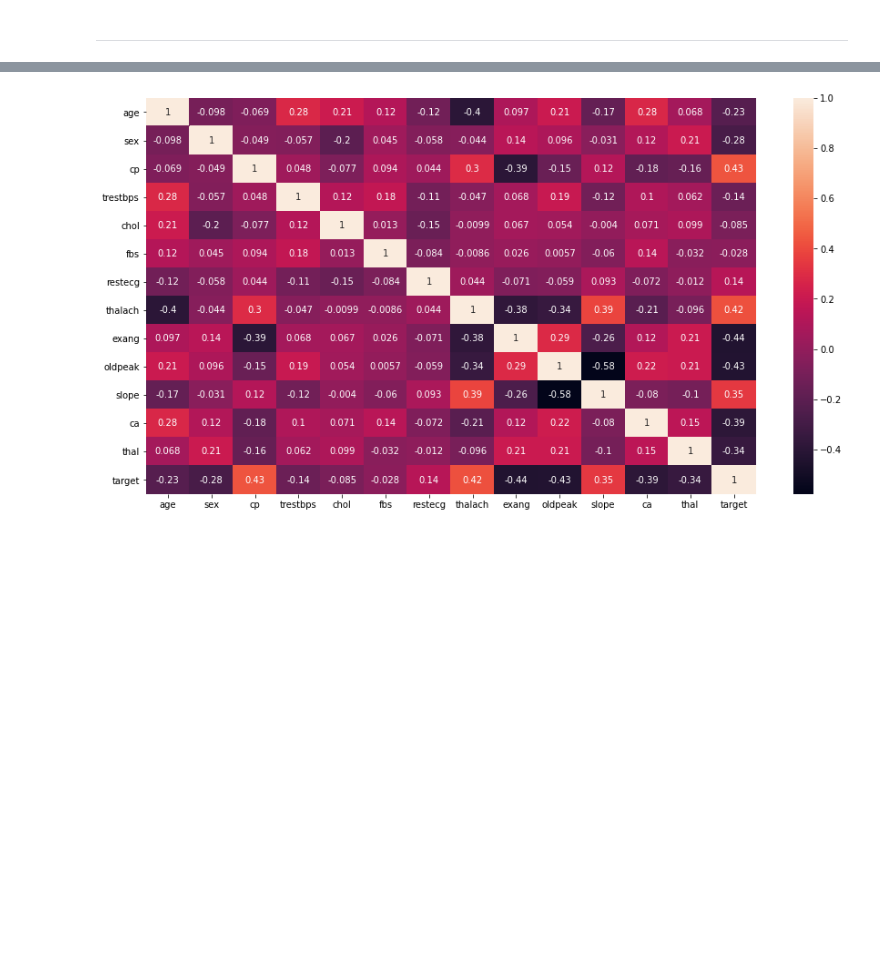
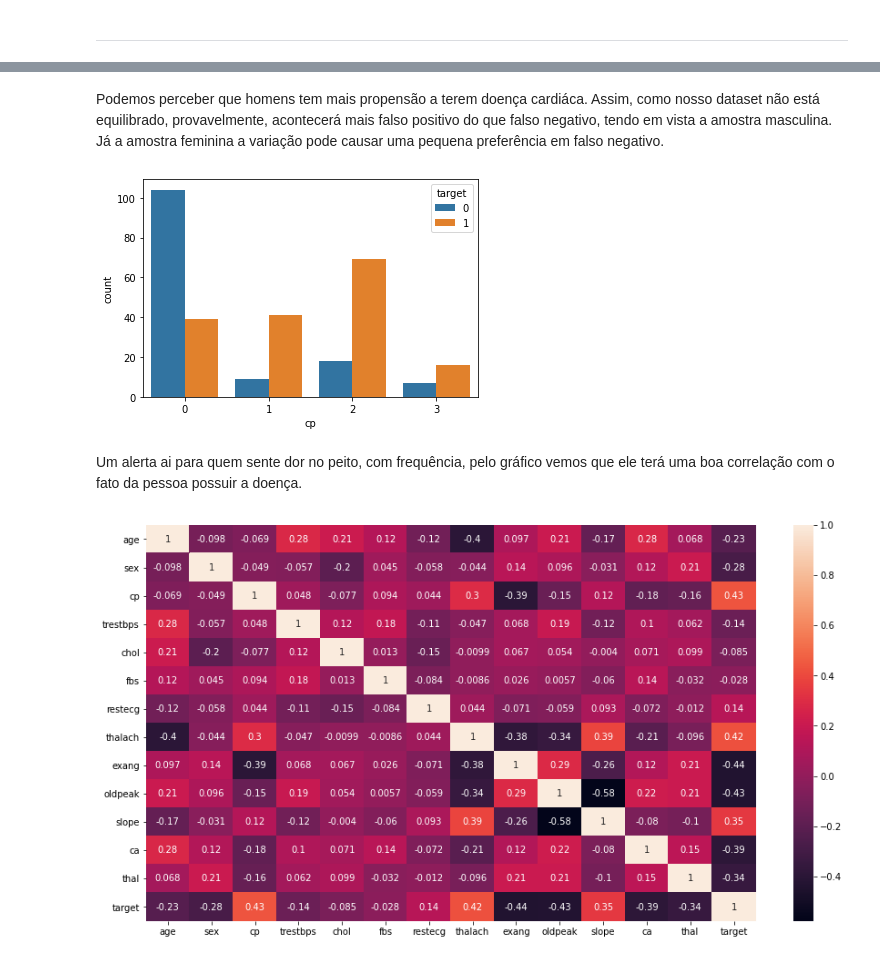
Before and after one commit to vianasd/Projetos, a Jupyter notebook: Doenças_Cardíacas.ipynb, the cells around one changed output, grey strips where cells are left out. Saved outputs shown, nothing was run; the diff lists cells and outputs as text; code cells hidden in the pictures; blank space fills up the shorter version.

```diff
--- a/Doenças_Cardíacas.ipynb
+++ b/Doenças_Cardíacas.ipynb
@@ -118,3 +130,11 @@ Vemos que alguns parâmetros estão na forma label encoding, isto é, observe o
+# %% [markdown]
+Podemos perceber que homens tem mais propensão a terem doença cardiáca. Assim, como nosso dataset não está equilibrado, provavelmente, acontecerá mais falso positivo do que falso negativo, tendo em vista a amostra masculina. Já a amostra feminina a variação pode causar uma pequena preferência em falso negativo.
+# %%
+sns.countplot(x='cp',data=dados,hue='target');
+# %% [output]
+[figure, added]
+# %% [markdown]
+Um alerta ai para quem sente dor no peito, com frequência, pelo gráfico vemos que ele terá uma boa correlação com o fato da pessoa possuir a doença.
 # %%
 plt.subplots(figsize=(15, 8))
 sns.heatmap(dados.corr(), annot = True  );
```
Also changed, not shown: parts of 3 cells of this notebook.
